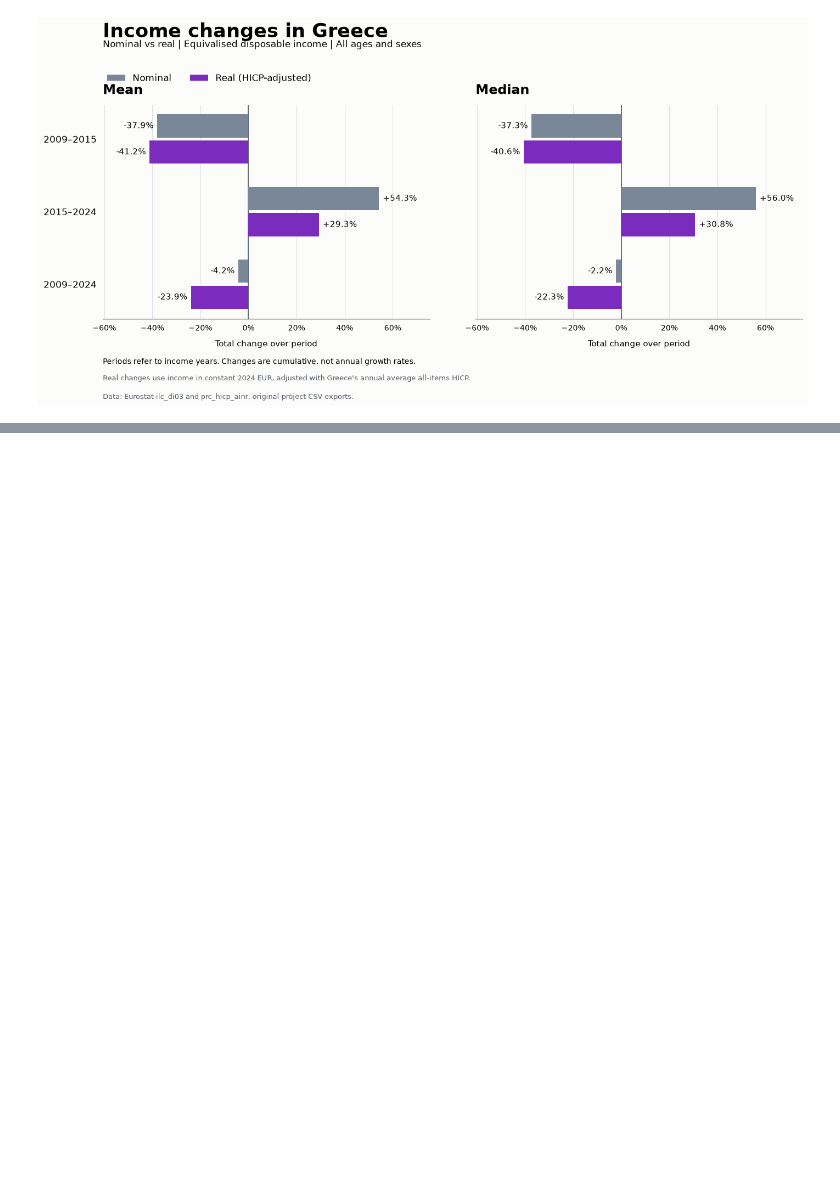
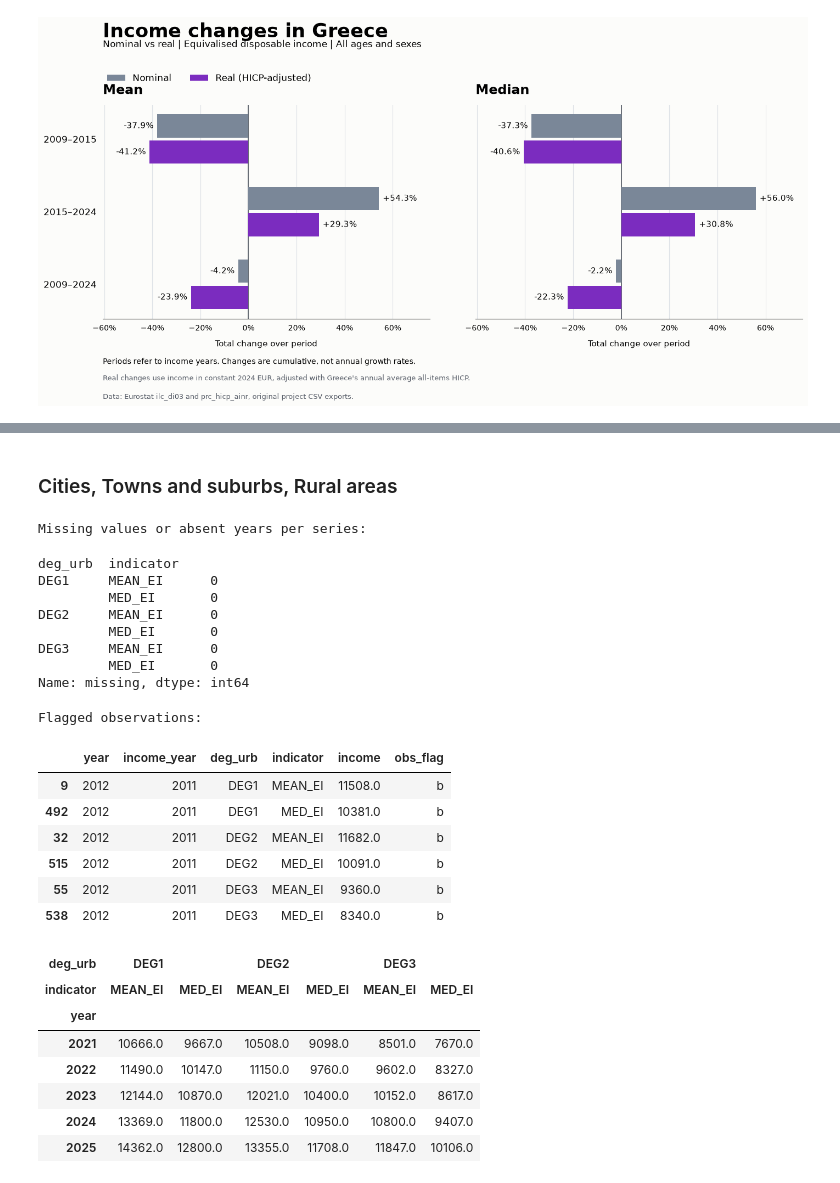
Before and after one commit to GeorgeZDESK/eurostat-income-analysis, a Jupyter notebook: notebooks/02_income_analysis.ipynb, the cells around one changed output, grey strips where cells are left out. Cells and saved outputs as stored; diff of their text form; code cells hidden in the pictures; blank space fills up the shorter version.

```diff
--- a/notebooks/02_income_analysis.ipynb
+++ b/notebooks/02_income_analysis.ipynb
@@ -760,0 +1000,62 @@ ax.plot(
+# %% [markdown]
+### Cities, Towns and suburbs, Rural areas
+# %%
+urban_data = pd.read_csv("../data/processed/ilc_di17_greece.csv")
+# %%
+urban_total = urban_data.loc[
+    (urban_data["geo_code"] == "EL")
+    & (urban_data["sex"] == "T")
+    & (urban_data["age"] == "TOTAL")
+    & (urban_data["unit"] == "EUR")
+    & urban_data["indicator"].isin(["MEAN_EI", "MED_EI"]),
+    [
+        "year", "deg_urb", "Degree of urbanisation",
+        "indicator", "income", "obs_flag"
+    ]
+].copy().sort_values(["deg_urb", "indicator", "year"])
+# %%
+# Keep the survey year and income reference year separately.
+urban_total["income_year"] = urban_total["year"] - 1
+# %%
+# Check all six series against the available survey-year window.
+urban_check = urban_total.pivot(
+    index="year",
+    columns=["deg_urb", "indicator"],
+    values="income").reindex(range(2003, 2026))
+
+print("Missing values or absent years per series:")
+display(urban_check.isna().sum().rename("missing"))
+
+print("Flagged observations:")
+display(
+    urban_total.loc[
+        urban_total["obs_flag"].notna(),
+        ["year", "income_year", "deg_urb", "indicator", "income", "obs_flag"]])
+
+display(urban_check.tail())
+# %% [output]
+Missing values or absent years per series:
+deg_urb  indicator
+DEG1     MEAN_EI      0
+         MED_EI       0
+DEG2     MEAN_EI      0
+         MED_EI       0
+DEG3     MEAN_EI      0
+         MED_EI       0
+Name: missing, dtype: int64
+Flagged observations:
+|  | year | income_year | deg_urb | indicator | income | obs_flag |
+| 9 | 2012 | 2011 | DEG1 | MEAN_EI | 11508.0 | b |
+| 492 | 2012 | 2011 | DEG1 | MED_EI | 10381.0 | b |
+| 32 | 2012 | 2011 | DEG2 | MEAN_EI | 11682.0 | b |
+| 515 | 2012 | 2011 | DEG2 | MED_EI | 10091.0 | b |
+| 55 | 2012 | 2011 | DEG3 | MEAN_EI | 9360.0 | b |
+| 538 | 2012 | 2011 | DEG3 | MED_EI | 8340.0 | b |
+| deg_urb | DEG1 |  | DEG2 |  | DEG3 |  |
+| indicator | MEAN_EI | MED_EI | MEAN_EI | MED_EI | MEAN_EI | MED_EI |
+| year |  |  |  |  |  |  |
+| 2021 | 10666.0 | 9667.0 | 10508.0 | 9098.0 | 8501.0 | 7670.0 |
+| 2022 | 11490.0 | 10147.0 | 11150.0 | 9760.0 | 9602.0 | 8327.0 |
+| 2023 | 12144.0 | 10870.0 | 12021.0 | 10400.0 | 10152.0 | 8617.0 |
+| 2024 | 13369.0 | 11800.0 | 12530.0 | 10950.0 | 10800.0 | 9407.0 |
+| 2025 | 14362.0 | 12800.0 | 13355.0 | 11708.0 | 11847.0 | 10106.0 |
```
Also changed, not shown: parts of 14 cells of this notebook, 11 other files.
